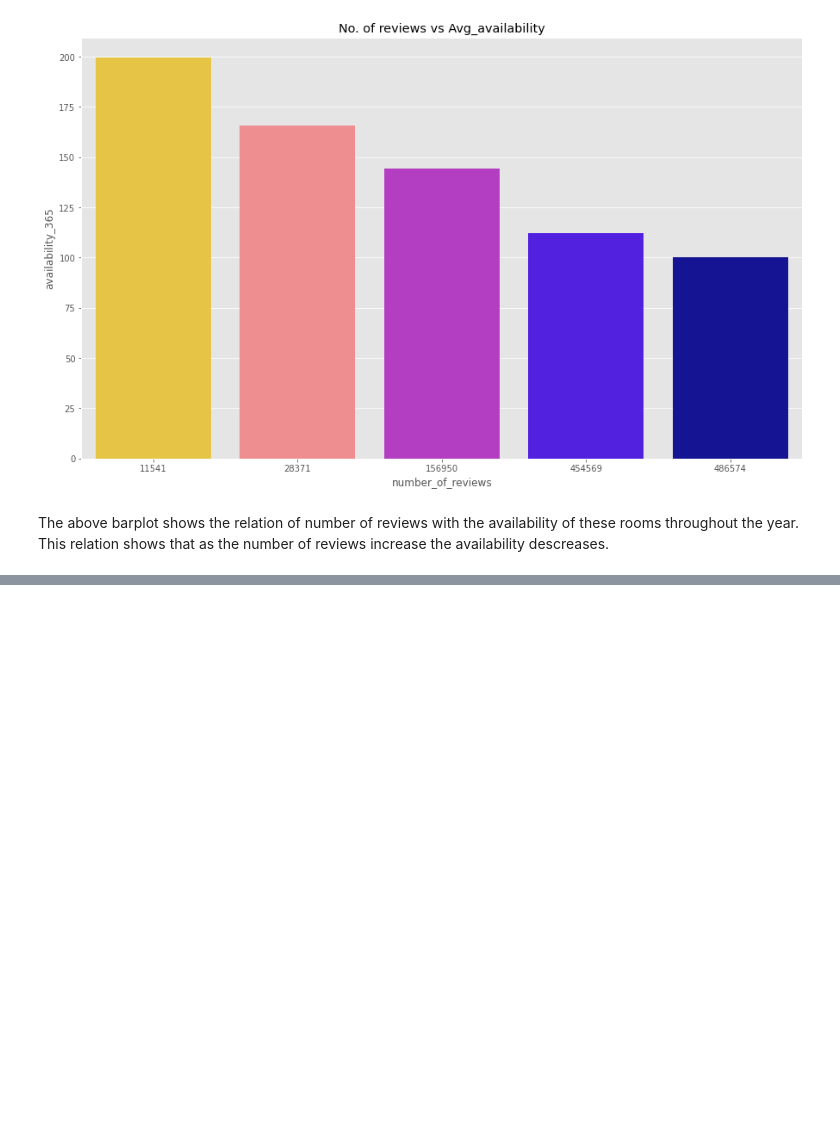
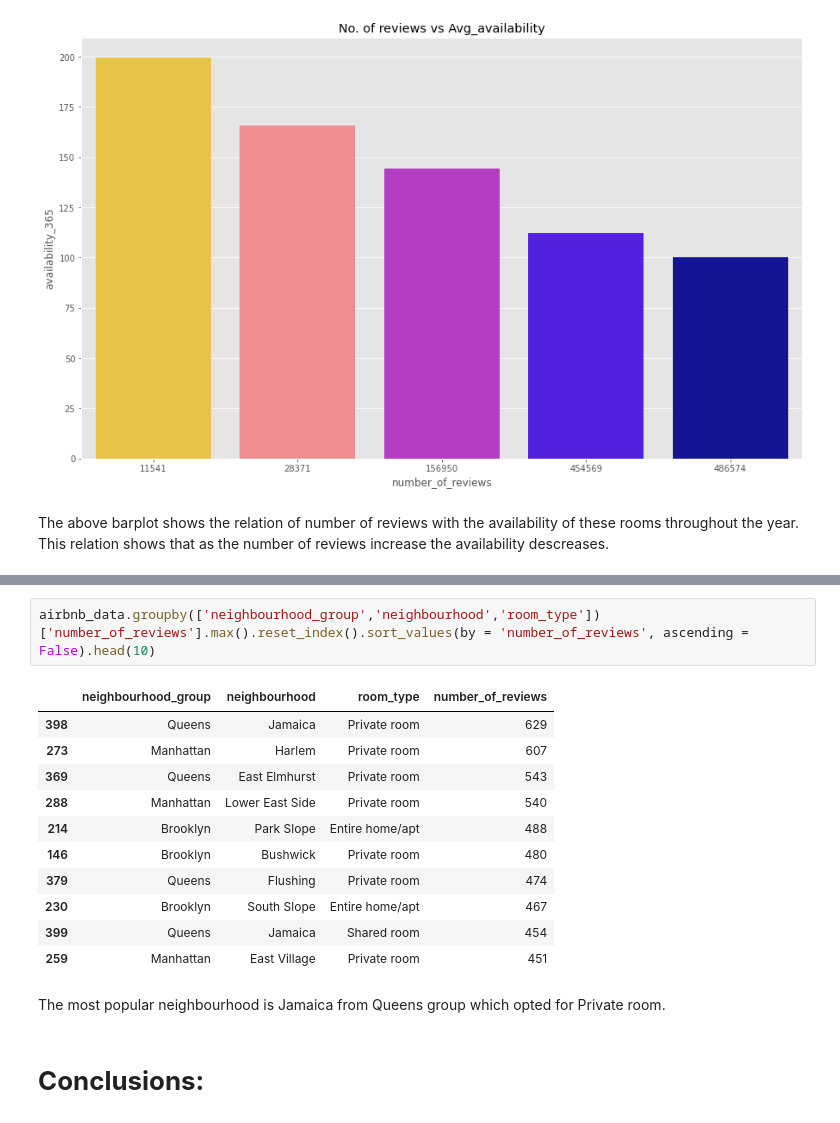
Before and after one commit to Deepakkarki24/Airbnb-Booking-Analysis, a Jupyter notebook: Deepak_Karki_Capstone_Project.ipynb, the cells around one changed output, grey strips where cells are left out. Cells and saved outputs as stored; diff of their text form; blank space fills up the shorter version.

```diff
--- a/Deepak_Karki_Capstone_Project.ipynb
+++ b/Deepak_Karki_Capstone_Project.ipynb
@@ -570,0 +613,18 @@ The above barplot shows the relation of number of reviews with the availability
+# %%
+airbnb_data.groupby(['neighbourhood_group','neighbourhood','room_type'])['number_of_reviews'].max().reset_index().sort_values(by = 'number_of_reviews', ascending = False).head(10)
+# %% [output]
+|  | neighbourhood_group | neighbourhood | room_type | number_of_reviews |
+| 398 | Queens | Jamaica | Private room | 629 |
+| 273 | Manhattan | Harlem | Private room | 607 |
+| 369 | Queens | East Elmhurst | Private room | 543 |
+| 288 | Manhattan | Lower East Side | Private room | 540 |
+| 214 | Brooklyn | Park Slope | Entire home/apt | 488 |
+| 146 | Brooklyn | Bushwick | Private room | 480 |
+| 379 | Queens | Flushing | Private room | 474 |
+| 230 | Brooklyn | South Slope | Entire home/apt | 467 |
+| 399 | Queens | Jamaica | Shared room | 454 |
+| 259 | Manhattan | East Village | Private room | 451 |
+# %% [markdown]
+The most popular neighbourhood is Jamaica from Queens group which opted for Private room.
+# %% [markdown]
+# **Conclusions:**
```
Also changed, not shown: parts of 9 cells of this notebook.
